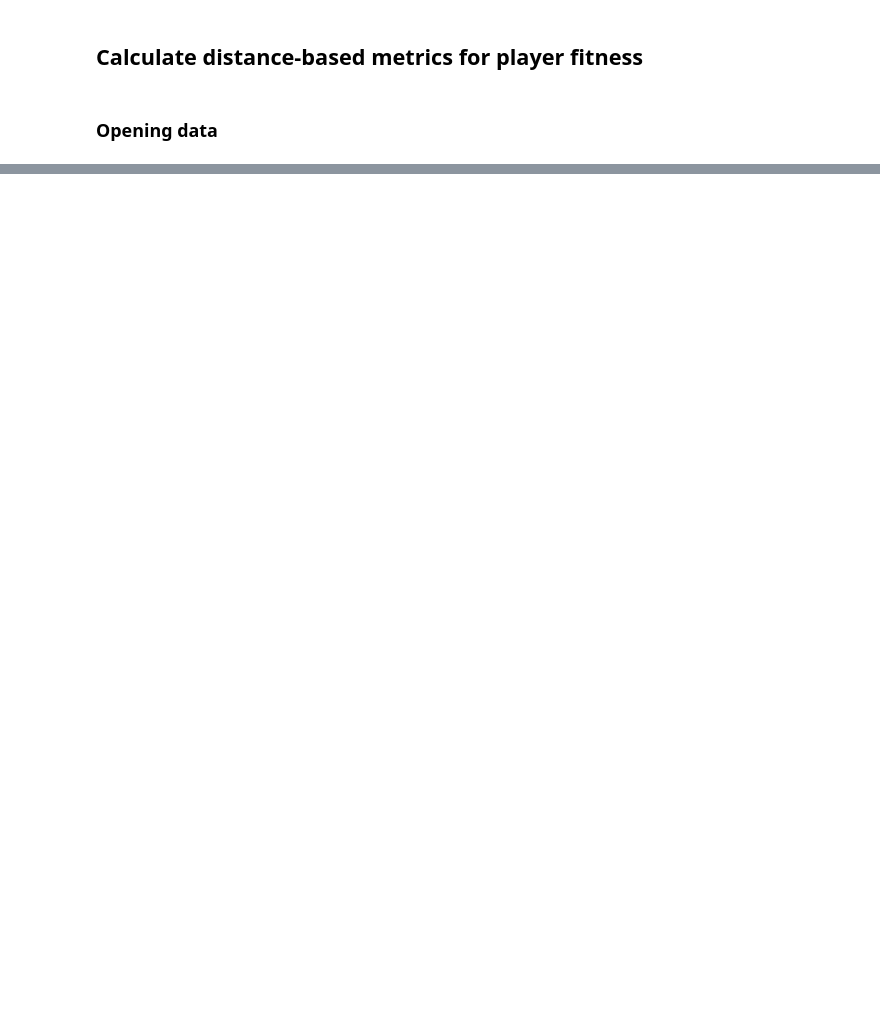
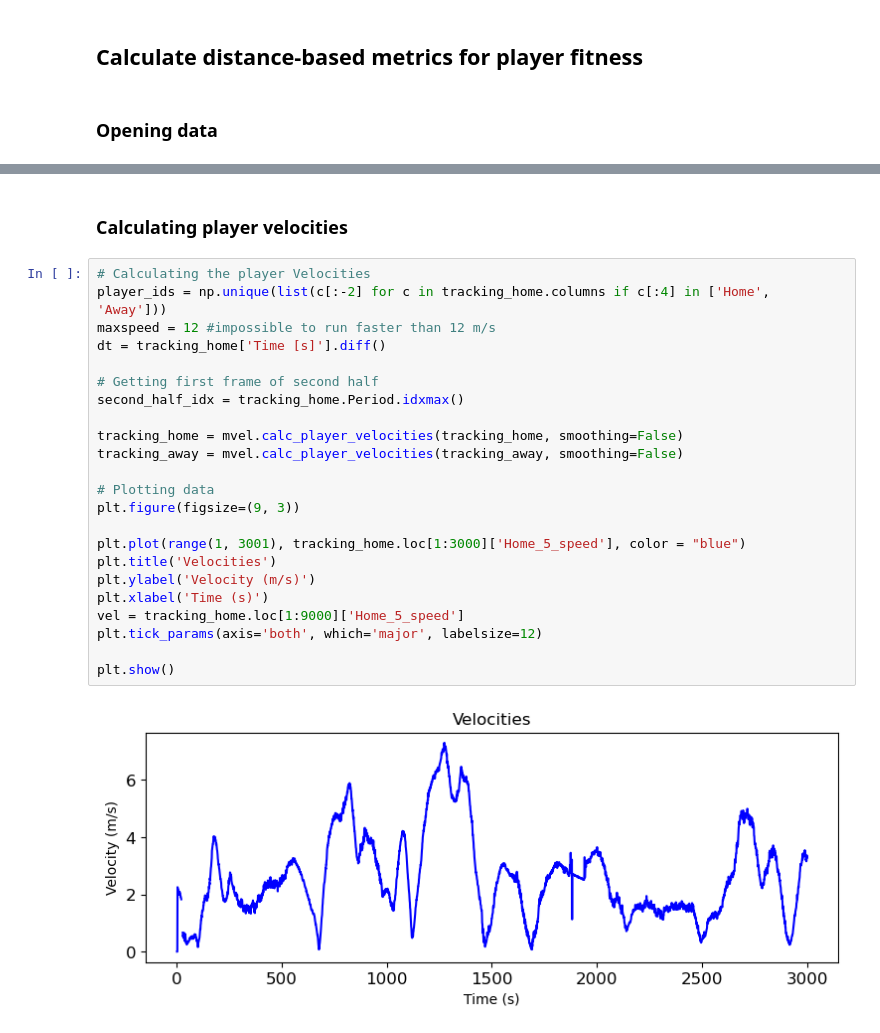
Before and after one commit to Florian-DENIS/soccermatics, a Jupyter notebook: PhysicalData.ipynb, the cells around one changed output, grey strips where cells are left out. Drawn from its saved outputs; the diff is of its cells as text; blank space fills up the shorter version.

```diff
--- a/PhysicalData.ipynb
+++ b/PhysicalData.ipynb
@@ -46,0 +50,27 @@ ValueError: `axis` must be fewer than the number of dimensions (1)
+# %% [markdown]
+### Calculating player velocities
+# %%
+# Calculating the player Velocities
+player_ids = np.unique(list(c[:-2] for c in tracking_home.columns if c[:4] in ['Home', 'Away']))
+maxspeed = 12 #impossible to run faster than 12 m/s
+dt = tracking_home['Time [s]'].diff()
+
+# Getting first frame of second half
+second_half_idx = tracking_home.Period.idxmax()
+
+tracking_home = mvel.calc_player_velocities(tracking_home, smoothing=False)
+tracking_away = mvel.calc_player_velocities(tracking_away, smoothing=False)
+
+# Plotting data
+plt.figure(figsize=(9, 3))
+
+plt.plot(range(1, 3001), tracking_home.loc[1:3000]['Home_5_speed'], color = "blue")
+plt.title('Velocities')
+plt.ylabel('Velocity (m/s)')
+plt.xlabel('Time (s)')
+vel = tracking_home.loc[1:9000]['Home_5_speed']
+plt.tick_params(axis='both', which='major', labelsize=12)
+
+plt.show()
+# %% [output]
+[figure, added]
```
Also changed, not shown: parts of 14 cells of this notebook, 5 other files.
